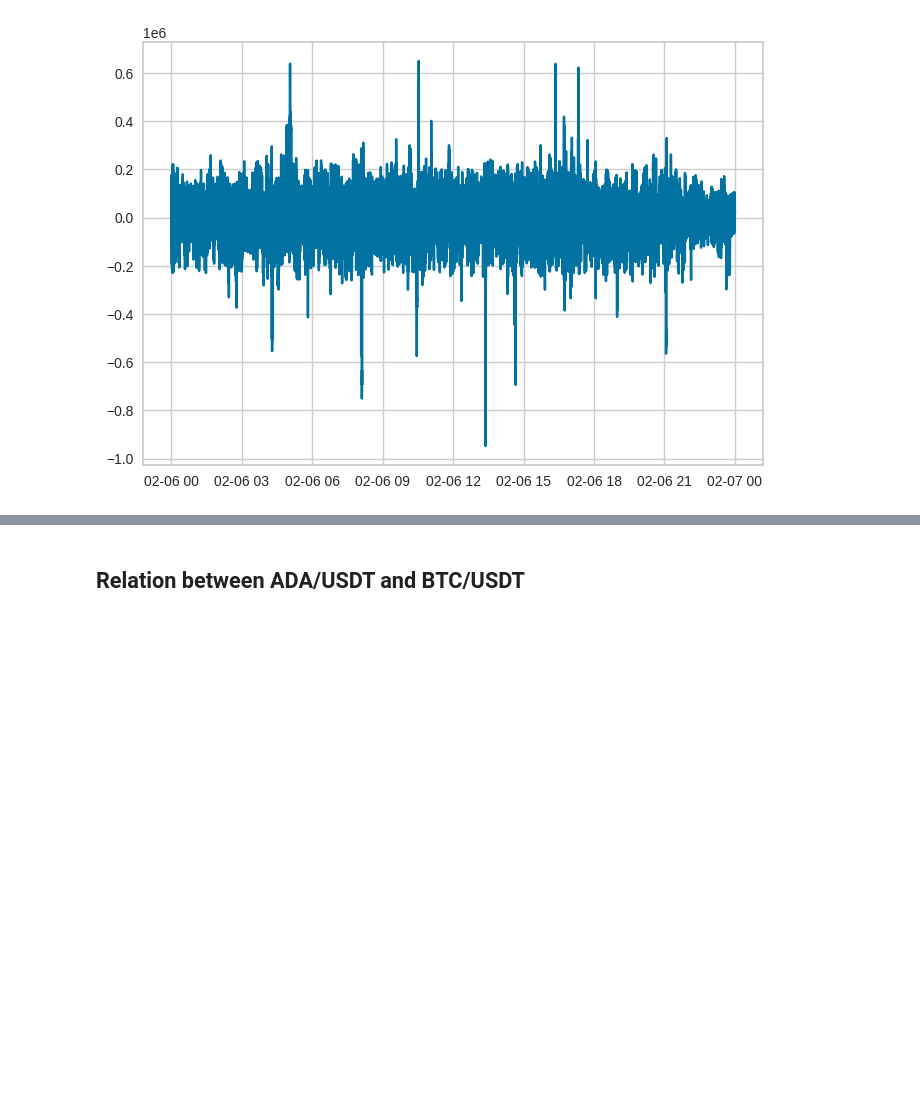
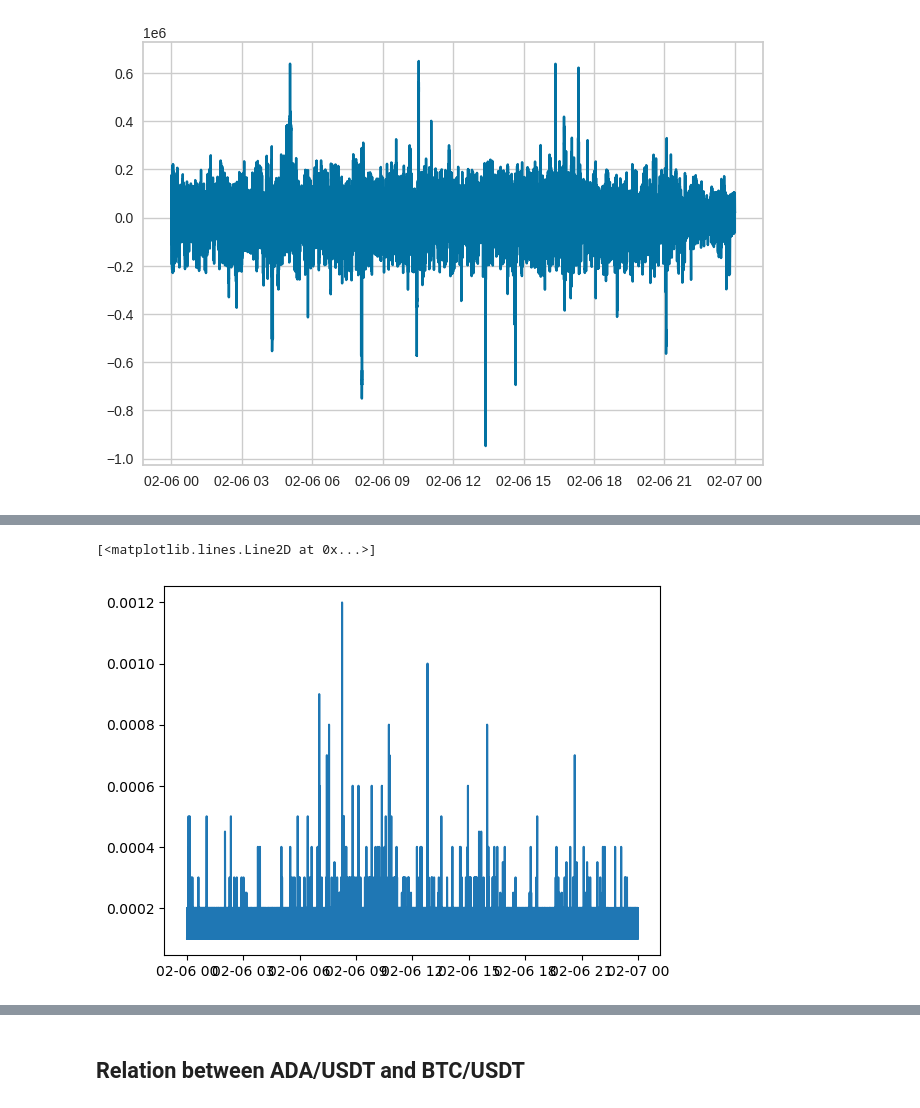
Before and after one commit to 1995parham-goodies/binance-client, a Jupyter notebook: demo.ipynb, the cells around one changed output, grey strips where cells are left out. Cells and saved outputs as stored; diff of their text form; code cells hidden in the pictures; blank space fills up the shorter version.

```diff
--- a/demo.ipynb
+++ b/demo.ipynb
@@ -335,0 +338,7 @@ plt.plot(df_ada_group_by_timestamp['transaction_time'], df_ada_group_by_timestam
+# %%
+df_fet = pd.read_csv('FETUSDT-bookTicker-2024-02-06.csv')
+df_fet['transaction_time'] = pd.to_datetime(df_fet['transaction_time'], unit='ms')
+df_fet['event_time'] = pd.to_datetime(df_fet['event_time'], unit='ms')
+# %%
+df_fet['best_spread_price'] = df_fet['best_ask_price'] - df_fet['best_bid_price']
+df_fet['best_spread_qty'] = df_fet['best_ask_qty'] - df_fet['best_bid_qty']
@@ -335,0 +354,6 @@ plt.plot(df_ada_group_by_timestamp['transaction_time'], df_ada_group_by_timestam
+# %%
+df_fet_group_by_timestamp = df_fet.groupby('transaction_time').median().reset_index()
+plt.plot(df_fet_group_by_timestamp['transaction_time'], df_fet_group_by_timestamp['best_spread_price'])
+# %% [output]
+[<matplotlib.lines.Line2D at 0x...>]
+[figure, added]
```
Also changed, not shown: parts of 9 cells of this notebook.
